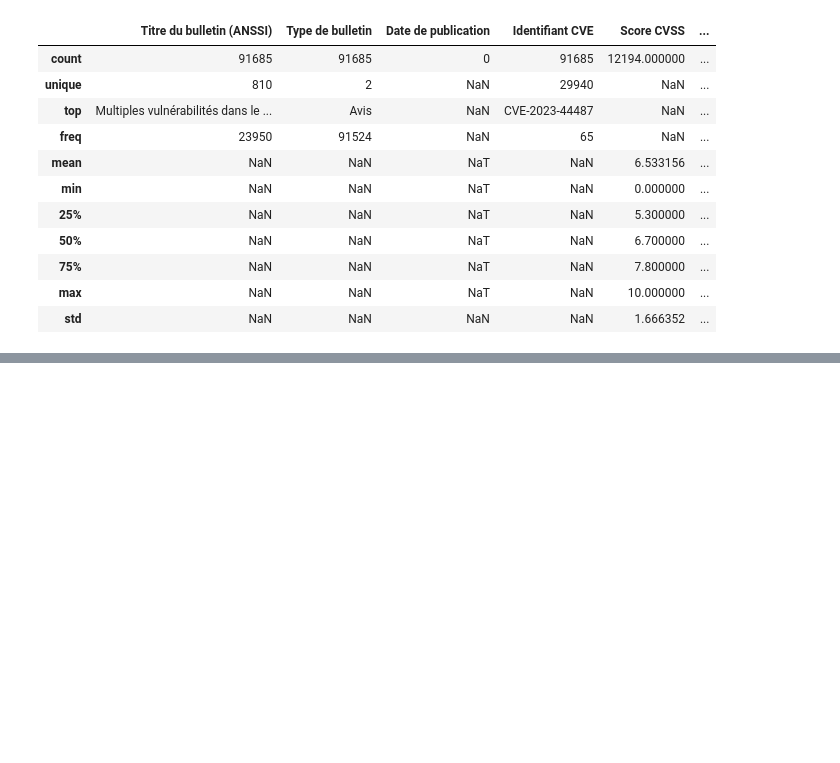
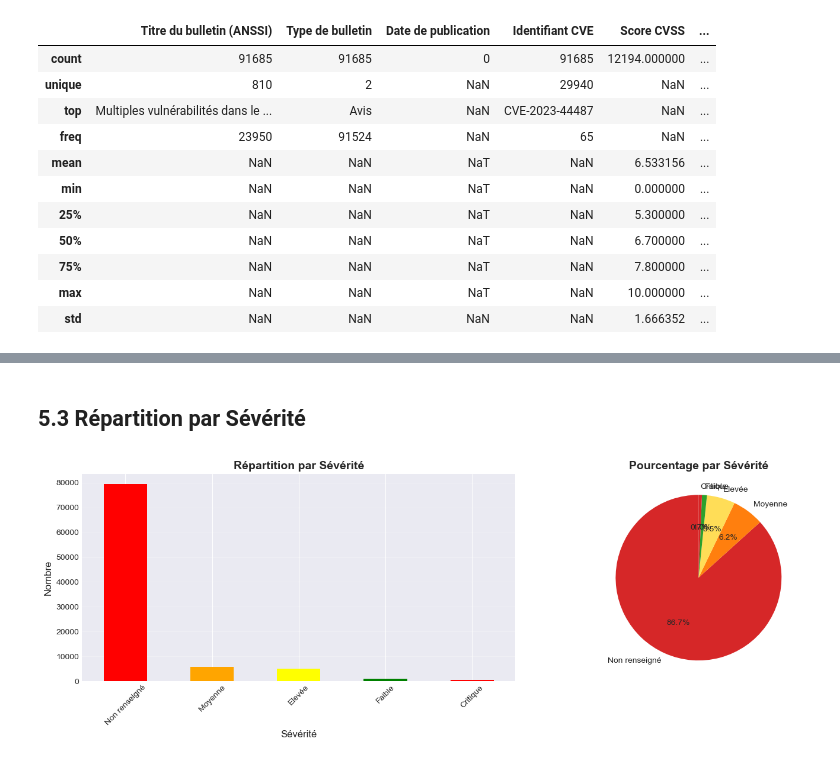
Before and after one commit to JeremieLD/TD7, a Jupyter notebook: Projet_Python.ipynb, the cells around one changed output, grey strips where cells are left out. Cells and saved outputs as stored; diff of their text form; code cells hidden in the pictures; blank space fills up the shorter version.

```diff
--- a/Projet_Python.ipynb
+++ b/Projet_Python.ipynb
@@ -547,0 +640,26 @@ df_final.describe(include='all')
+# %% [markdown]
+## 5.3  Répartition par Sévérité
+# %%
+# %%
+severity_counts = df_final['Base Severity'].value_counts()
+
+fig, axes = plt.subplots(1, 2, figsize=(15, 5))
+
+# Barres
+severity_counts.plot(kind='bar', ax=axes[0], color=['red', 'orange', 'yellow', 'green'])
+axes[0].set_xlabel('Sévérité', fontsize=12)
+axes[0].set_ylabel('Nombre', fontsize=12)
+axes[0].set_title('Répartition par Sévérité', fontsize=14, fontweight='bold')
+axes[0].tick_params(axis='x', rotation=45)
+axes[0].grid(axis='y', alpha=0.3)
+
+# Camembert
+colors = ['#d62728', '#ff7f0e', '#ffdd57', '#2ca02c']
+axes[1].pie(severity_counts, labels=severity_counts.index, autopct='%1.1f%%',
+            startangle=90, colors=colors)
+axes[1].set_title('Pourcentage par Sévérité', fontsize=14, fontweight='bold')
+
+plt.tight_layout()
+plt.show()
+# %% [output]
+[figure, added]
```
Also changed, not shown: parts of 34 cells of this notebook, 2 other files.
